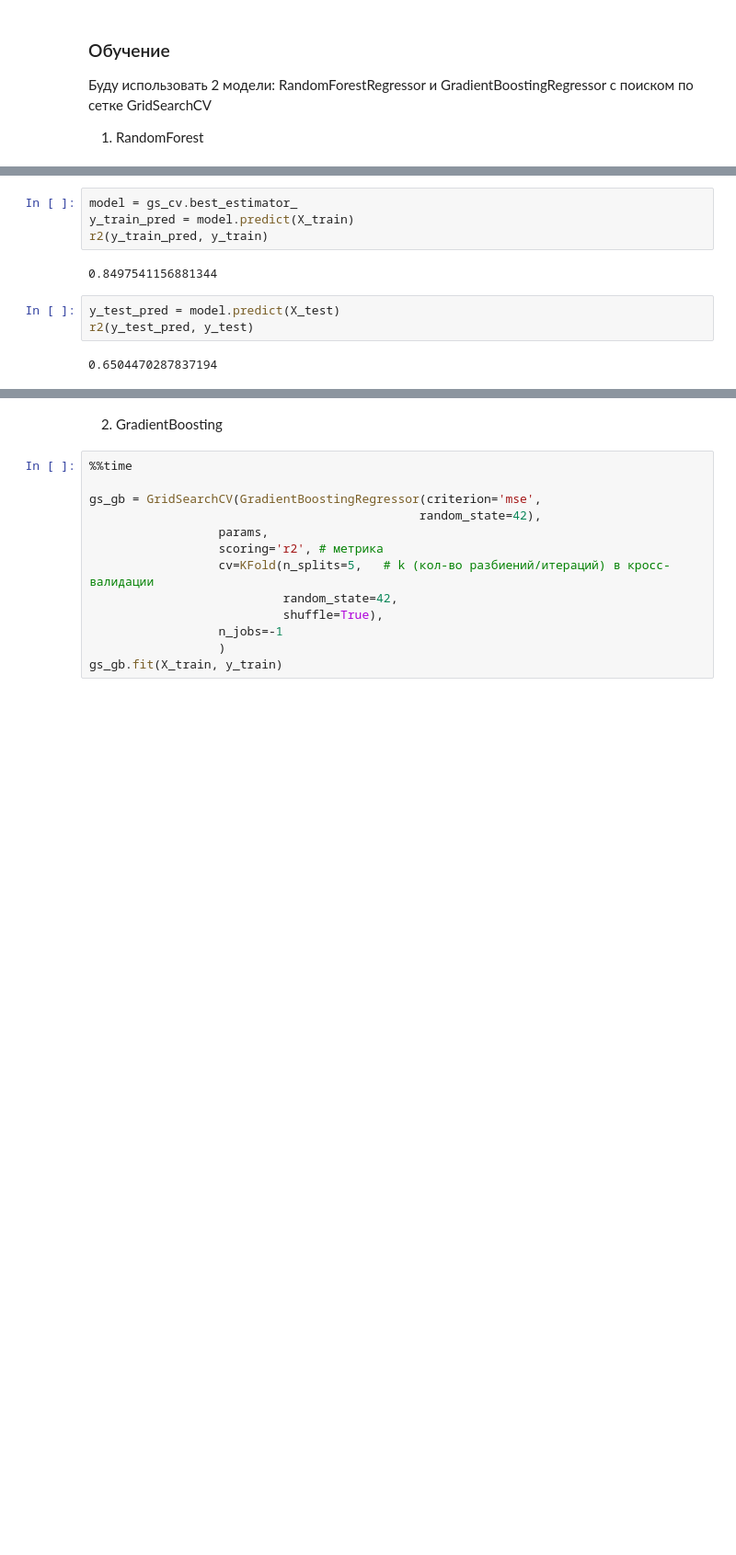
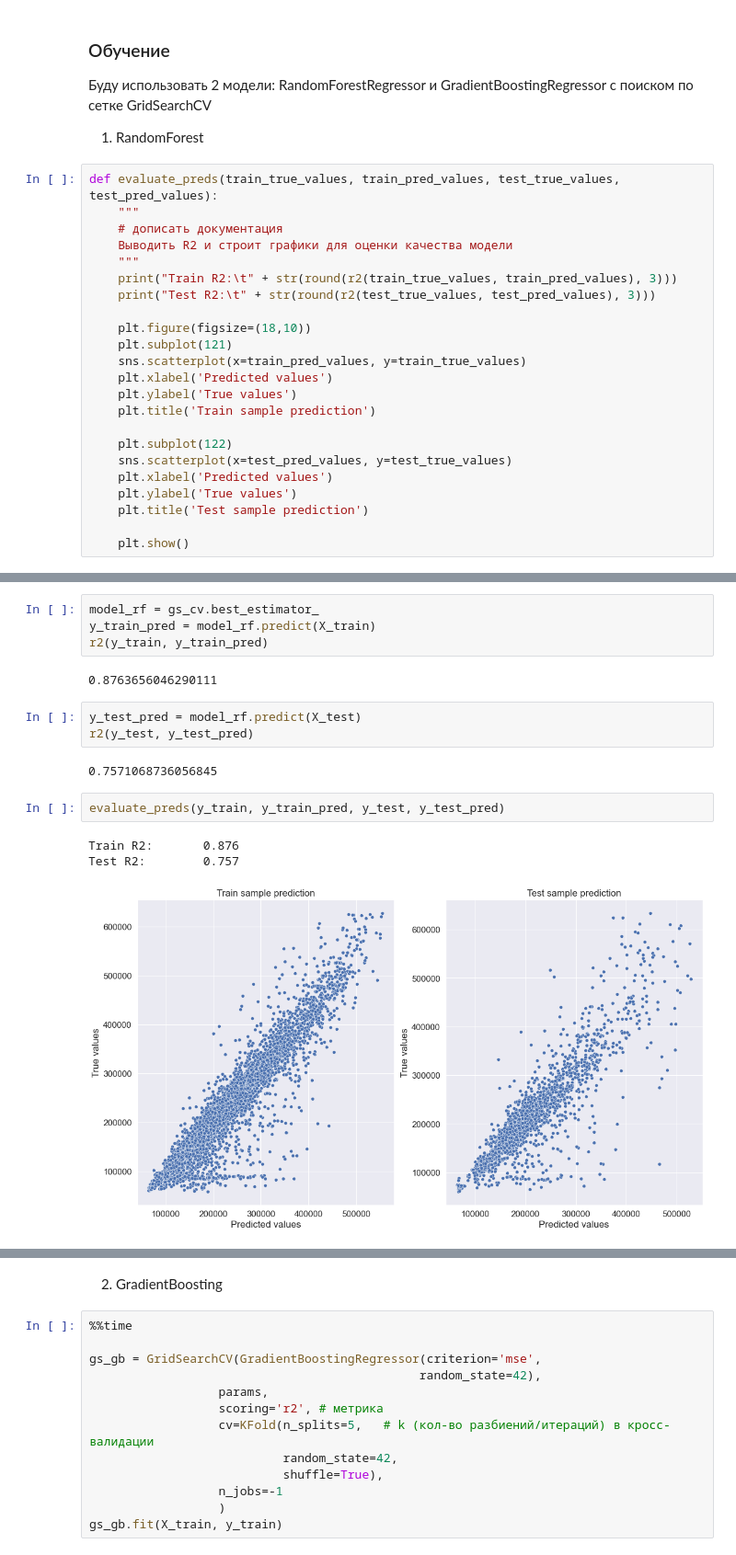
Before and after one commit to AlexanderMaslikhin/pandas_curs, a Jupyter notebook: data_analysis.ipynb, the cells around one changed output, grey strips where cells are left out. Shown at 92% size. Cells and saved outputs as stored; diff of their text form; blank space fills up the shorter version.

```diff
--- a/data_analysis.ipynb
+++ b/data_analysis.ipynb
@@ -501,6 +606,29 @@ Decreased by 59.7%
 Буду использовать 2 модели: RandomForestRegressor и GradientBoostingRegressor с поиском по сетке GridSearchCV
 
 1. RandomForest
+# %%
+def evaluate_preds(train_true_values, train_pred_values, test_true_values, test_pred_values):
+    """
+    # дописать документация
+    Выводить R2 и строит графики для оценки качества модели
+    """
+    print("Train R2:\t" + str(round(r2(train_true_values, train_pred_values), 3)))
+    print("Test R2:\t" + str(round(r2(test_true_values, test_pred_values), 3)))
+
+    plt.figure(figsize=(18,10))
+    plt.subplot(121)
+    sns.scatterplot(x=train_pred_values, y=train_true_values)
+    plt.xlabel('Predicted values')
+    plt.ylabel('True values')
+    plt.title('Train sample prediction')
+
+    plt.subplot(122)
+    sns.scatterplot(x=test_pred_values, y=test_true_values)
+    plt.xlabel('Predicted values')
+    plt.ylabel('True values')
+    plt.title('Test sample prediction')
+
+    plt.show()
 # %%
 
 %%time
@@ -536,11 +657,17 @@ gs_cv.best_params_
 # %%
-model = gs_cv.best_estimator_
-y_train_pred = model.predict(X_train)
-r2(y_train_pred, y_train)
+model_rf = gs_cv.best_estimator_
+y_train_pred = model_rf.predict(X_train)
+r2(y_train, y_train_pred)
 # %% [output]
-0.8497541156881344
+0.8763656046290111
 # %%
-y_test_pred = model.predict(X_test)
-r2(y_test_pred, y_test)
+y_test_pred = model_rf.predict(X_test)
+r2(y_test, y_test_pred)
 # %% [output]
-0.6504470287837194
+0.7571068736056845
+# %%
+evaluate_preds(y_train, y_train_pred, y_test, y_test_pred)
+# %% [output]
+Train R2:       0.876
+Test R2:        0.757
+[figure, added]
```
Also changed, not shown: parts of 53 cells of this notebook, 1 other file.
